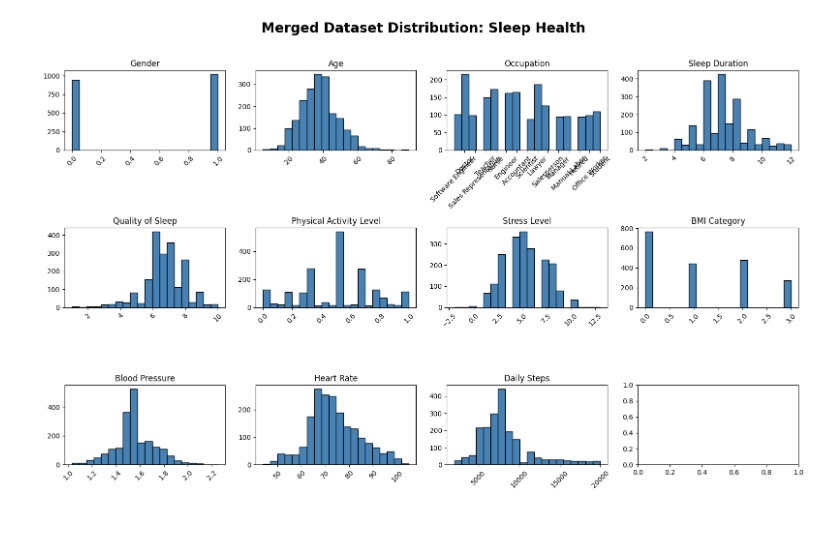
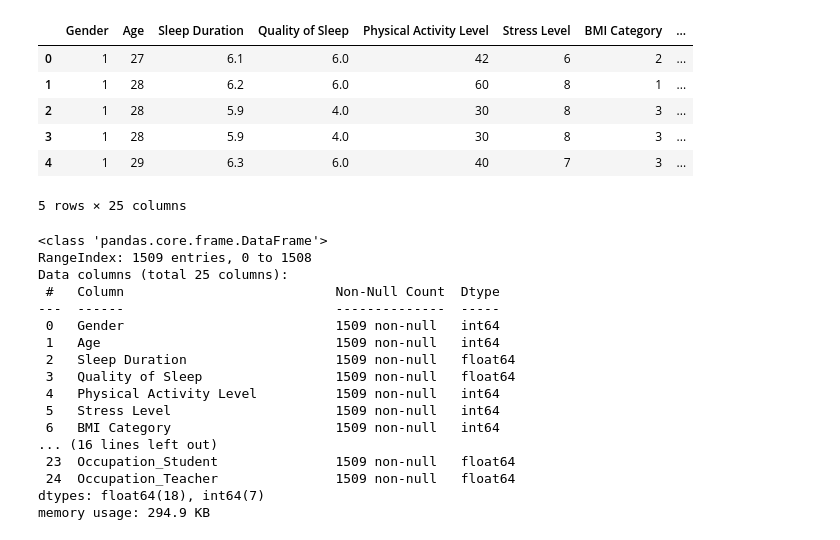
Before and after one commit to omar-28-2/Deep_Sleep_Predictor, a Jupyter notebook: Preprocessing/merge.ipynb, the cells around one changed output. Drawn from its saved outputs; the diff is of its cells as text; code cells hidden in the pictures.

```diff
--- a/Preprocessing/merge.ipynb
+++ b/Preprocessing/merge.ipynb
@@ -199,4 +148,3 @@ Sleep_quality
-# %%
-# drop person Id column
-Sleep_quality.drop(columns=['Person ID'], inplace=True)
+# %%
+Sleep_quality = Sleep_quality.drop_duplicates()
 # %%
@@ -218,18 +154,39 @@ Sleep_quality
-# %%
-# Plot histograms for all columns in the merged dataset
-fig, ax = plt.subplots(nrows=3, ncols=4, figsize=(16, 10))
-ax = ax.flatten()
-
-for i, feature in enumerate(Sleep_quality.columns[:11]):  # limit to first 11 features to fit layout
-    ax[i].hist(Sleep_quality[feature], bins=20, color='steelblue', edgecolor='black')
-    ax[i].set_title(feature)
-    ax[i].tick_params(axis='x', rotation=45)
-
-# General figure title
-fig.suptitle("Merged Dataset Distribution: Sleep Health", fontsize=20, fontweight='bold')
-fig.tight_layout(rect=[0, 0, 1, 0.96])
-plt.show()
-# %% [output]
-[figure, removed]
+# %%
+encoder = OneHotEncoder(sparse_output=False)
+occupation_encoded = encoder.fit_transform(Sleep_quality[["Occupation"]])
+occupation_df = pd.DataFrame(occupation_encoded, columns=encoder.get_feature_names_out(["Occupation"]))
+
+Sleep_quality.drop(columns=["Occupation"], inplace=True)
+Sleep_quality = pd.concat([Sleep_quality.reset_index(drop=True), occupation_df], axis=1)
+# %%
+Sleep_quality.head()
+# %% [output]
+|  | Gender | Age | Sleep Duration | Quality of Sleep | Physical Activity Level | Stress Level | BMI Category | ... |
+| 0 | 1 | 27 | 6.1 | 6.0 | 42 | 6 | 2 | ... |
+| 1 | 1 | 28 | 6.2 | 6.0 | 60 | 8 | 1 | ... |
+| 2 | 1 | 28 | 5.9 | 4.0 | 30 | 8 | 3 | ... |
+| 3 | 1 | 28 | 5.9 | 4.0 | 30 | 8 | 3 | ... |
+| 4 | 1 | 29 | 6.3 | 6.0 | 40 | 7 | 3 | ... |
+5 rows × 25 columns
+# %%
+Sleep_quality.info()
+# %% [output]
+<class 'pandas.core.frame.DataFrame'>
+RangeIndex: 1509 entries, 0 to 1508
+Data columns (total 25 columns):
+ #   Column                           Non-Null Count  Dtype
+---  ------                           --------------  -----
+ 0   Gender                           1509 non-null   int64
+ 1   Age                              1509 non-null   int64
+ 2   Sleep Duration                   1509 non-null   float64
+ 3   Quality of Sleep                 1509 non-null   float64
+ 4   Physical Activity Level          1509 non-null   int64
+ 5   Stress Level                     1509 non-null   int64
+ 6   BMI Category                     1509 non-null   int64
+... (16 lines left out)
+ 23  Occupation_Student               1509 non-null   float64
+ 24  Occupation_Teacher               1509 non-null   float64
+dtypes: float64(18), int64(7)
+memory usage: 294.9 KB
 # %%
 Sleep_quality.to_csv('merge.csv', index=False)
```
Also changed, not shown: parts of 15 cells of this notebook, 17 other files.
